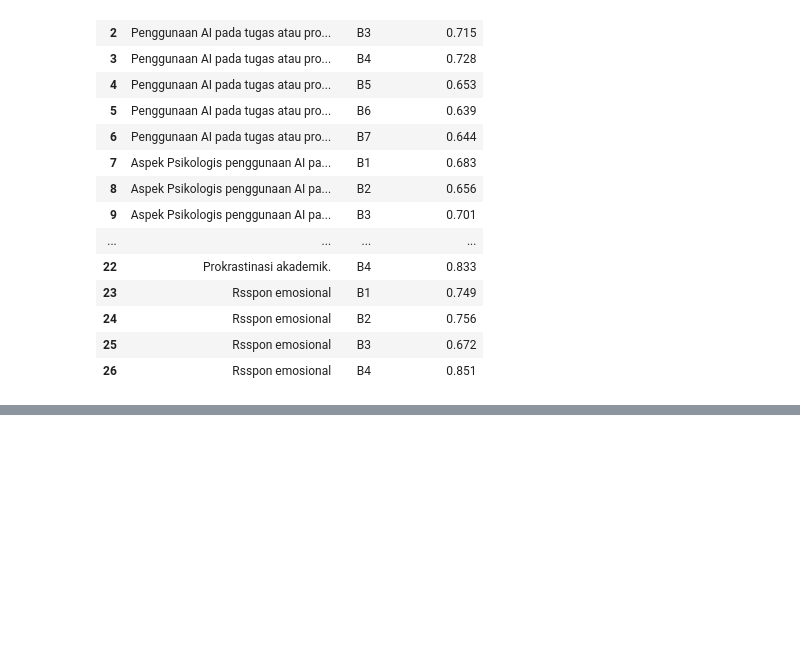
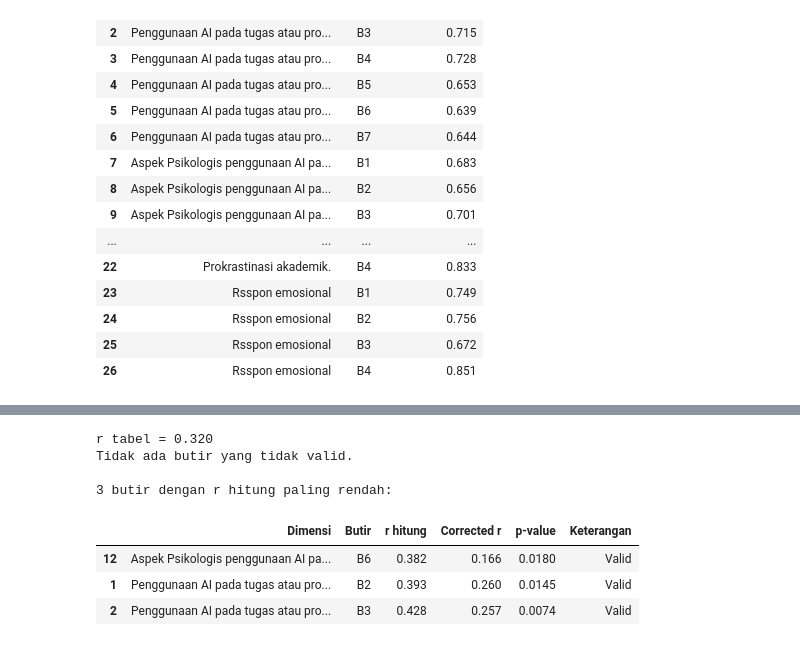
Before and after one commit to Aqilafadilla25/Probstik_AqilaFadila_3TID, a Jupyter notebook: ProbstatUjiKuisoner.ipynb, the cells around one changed output, grey strips where cells are left out. Saved outputs shown, nothing was run; the diff lists cells and outputs as text; code cells hidden in the pictures; blank space fills up the shorter version.

```diff
--- a/ProbstatUjiKuisoner.ipynb
+++ b/ProbstatUjiKuisoner.ipynb
@@ -163,0 +166,20 @@ files.download("hasil_uji_validitas_reliabilitas.xlsx")
+# %%
+# LATIHAN 1 - Interpretasi: butir tidak valid
+print(f"r tabel = {r_tabel:.3f}")
+tidak_valid = tabel_validitas[tabel_validitas["Keterangan"] != "Valid"]
+if tidak_valid.empty:
+    print("Tidak ada butir yang tidak valid.")
+else:
+    display(tidak_valid.assign(**{"r tabel": round(r_tabel, 3)}))
+
+print("\n3 butir dengan r hitung paling rendah:")
+display(tabel_validitas.sort_values("r hitung").head(3))
+# %% [output]
+r tabel = 0.320
+Tidak ada butir yang tidak valid.
+
+3 butir dengan r hitung paling rendah:
+|  | Dimensi | Butir | r hitung | Corrected r | p-value | Keterangan |
+| 12 | Aspek Psikologis penggunaan AI pa... | B6 | 0.382 | 0.166 | 0.0180 | Valid |
+| 1 | Penggunaan AI pada tugas atau pro... | B2 | 0.393 | 0.260 | 0.0145 | Valid |
+| 2 | Penggunaan AI pada tugas atau pro... | B3 | 0.428 | 0.257 | 0.0074 | Valid |
```
Also changed, not shown: parts of 5 cells of this notebook.
